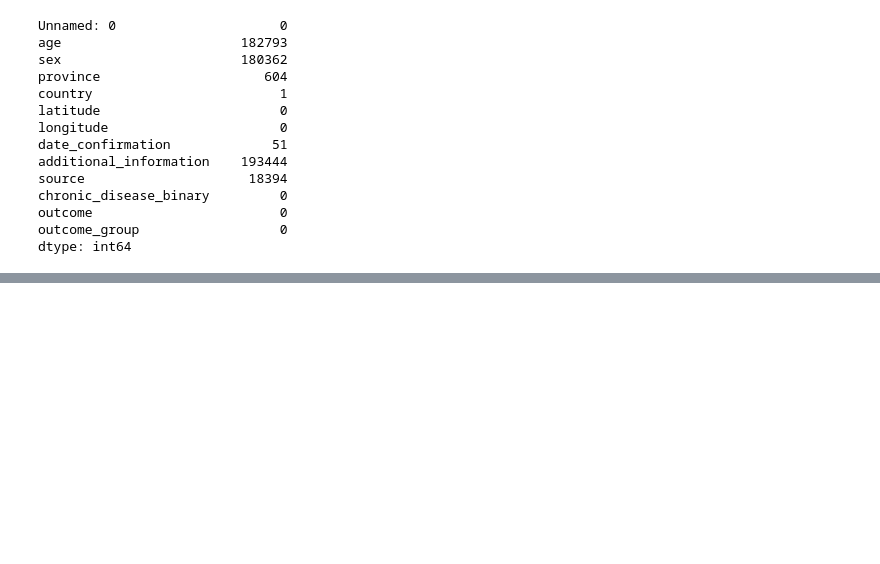
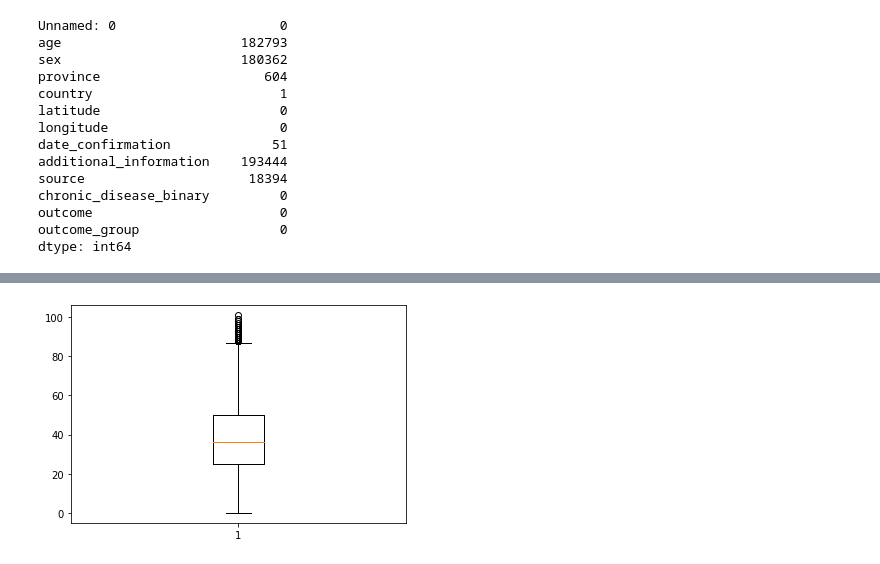
Before and after one commit to keeyank/CMPT459-Project, a Jupyter notebook: src/eda.ipynb, the cells around one changed output, grey strips where cells are left out. Drawn from its saved outputs; the diff is of its cells as text; code cells hidden in the pictures; blank space fills up the shorter version.

```diff
--- a/src/eda.ipynb
+++ b/src/eda.ipynb
@@ -46,0 +50,27 @@ dtype: int64
+# %%
+def clean_age_column(age):
+    age = str(age)
+    if not age.isdigit():
+        x = age.split('-')
+        y = age.split('.')
+        #? '10-12', '0.75'
+        if len(x) == 2:
+            # '10-12'
+            l, r = x
+            # R could be '' empty in cases like 45-
+            if r == '':
+                d = int(l)
+                return d
+            d = (int(l) + int(r))//2
+        if len(y) == 2:
+            # '0.75'
+            d = round(float(age))
+        return d
+    return int(age)
+# %%
+cases_train = pd.read_csv('../data/cases_2021_train_processed.csv')
+
+cases_train.dropna(inplace=True, subset=['age'])
+cases_train['age'] = cases_train.age.apply(clean_age_column)
+
+print(cases_train['age'])
@@ -46,0 +90,5 @@ dtype: int64
+# %%
+# Removing the records where sex attribute isn't provided using dropna
+cases_train.dropna(subset=['sex'], inplace=True)
+cases_train.drop(columns=['additional_information'], inplace=True)
+cases_train.head()
@@ -46,0 +166,10 @@ dtype: int64
+# %%
+import matplotlib.pyplot as plt
+# Cases_2021_train.csv
+"""
+There are some records with ages more than 85. These records are clearly outliers.
+One solution for these outliers would be remove these records from the dataset.
+"""
+plt.boxplot(cases_train['age']);
+# %% [output]
+[figure, added]
```
Also changed, not shown: parts of 16 cells of this notebook, 4 other files.
